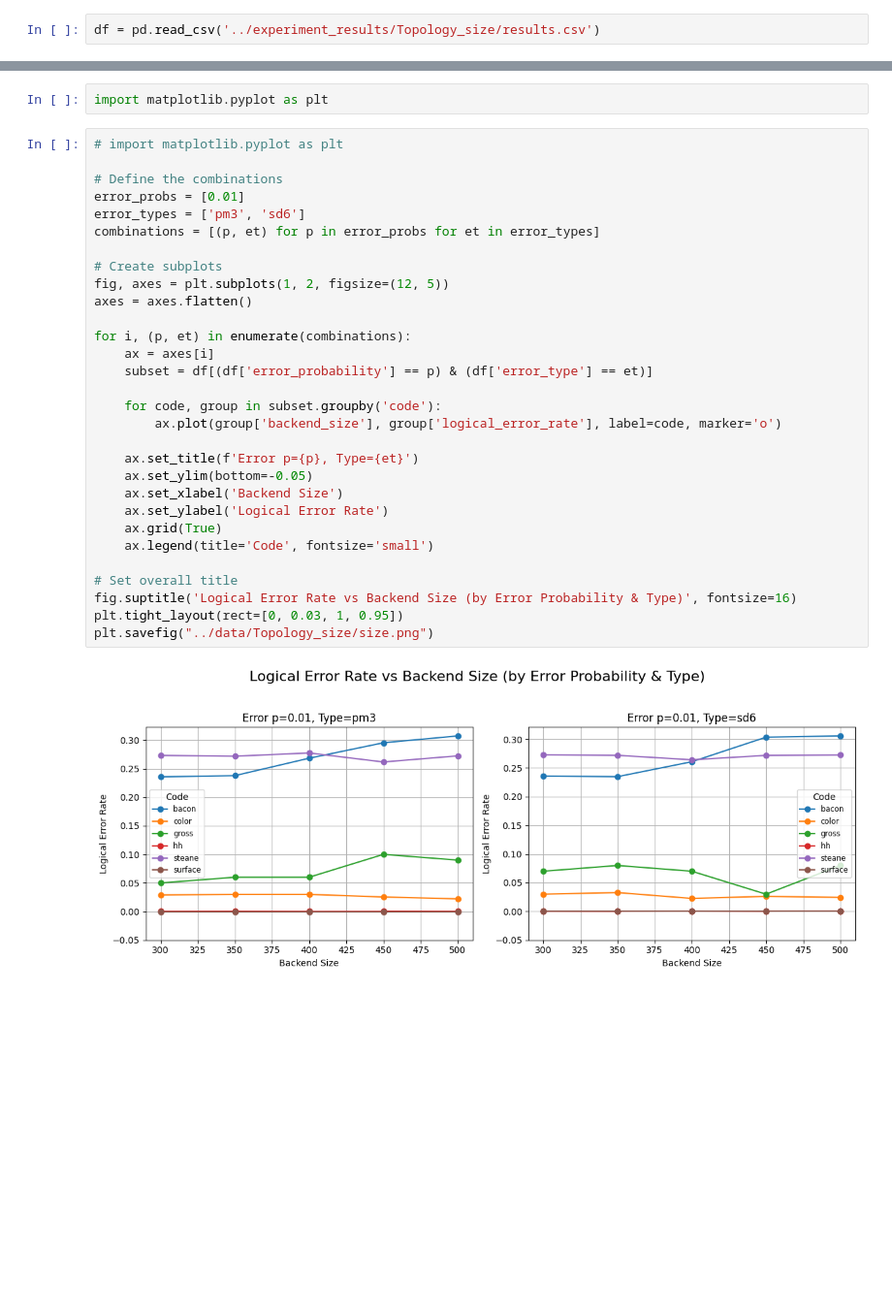
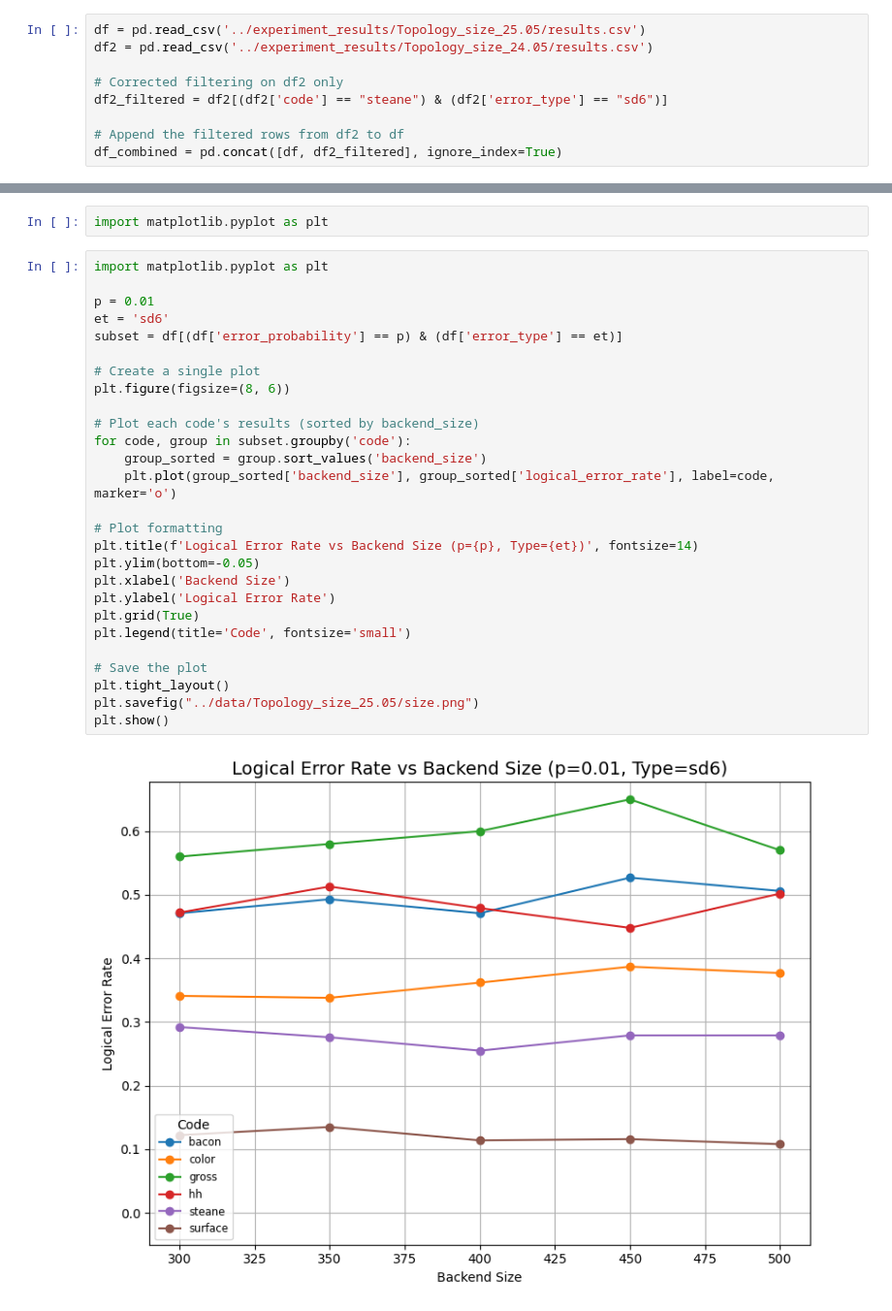
Before and after one commit to aswierkowska/eccentric_bench, a Jupyter notebook: utils/plots.ipynb, the cells around one changed output, grey strips where cells are left out. Shown at 97% size. Saved outputs shown, nothing was run; the diff lists cells and outputs as text; blank space fills up the shorter version.

Commit message:
Results update

```diff
--- a/utils/plots.ipynb
+++ b/utils/plots.ipynb
@@ -1,7 +1,14 @@
 # %%
 import pandas as pd
 # %%
-df = pd.read_csv('../experiment_results/Topology_size/results.csv')
+df = pd.read_csv('../experiment_results/Topology_size_25.05/results.csv')
+df2 = pd.read_csv('../experiment_results/Topology_size_24.05/results.csv')
+
+# Corrected filtering on df2 only
+df2_filtered = df2[(df2['code'] == "steane") & (df2['error_type'] == "sd6")]
+
+# Append the filtered rows from df2 to df
+df_combined = pd.concat([df, df2_filtered], ignore_index=True)
 # %%
 df
 # %% [output]
@@ -21,35 +28,32 @@ df
 # %%
 import matplotlib.pyplot as plt
 # %%
-# import matplotlib.pyplot as plt
+import matplotlib.pyplot as plt
 
-# Define the combinations
-error_probs = [0.01]
-error_types = ['pm3', 'sd6']
-combinations = [(p, et) for p in error_probs for et in error_types]
+p = 0.01
+et = 'sd6'
+subset = df[(df['error_probability'] == p) & (df['error_type'] == et)]
 
-# Create subplots
-fig, axes = plt.subplots(1, 2, figsize=(12, 5))
-axes = axes.flatten()
+# Create a single plot
+plt.figure(figsize=(8, 6))
 
-for i, (p, et) in enumerate(combinations):
-    ax = axes[i]
-    subset = df[(df['error_probability'] == p) & (df['error_type'] == et)]
+# Plot each code's results (sorted by backend_size)
+for code, group in subset.groupby('code'):
+    group_sorted = group.sort_values('backend_size')
+    plt.plot(group_sorted['backend_size'], group_sorted['logical_error_rate'], label=code, marker='o')
 
-    for code, group in subset.groupby('code'):
-        ax.plot(group['backend_size'], group['logical_error_rate'], label=code, marker='o')
+# Plot formatting
+plt.title(f'Logical Error Rate vs Backend Size (p={p}, Type={et})', fontsize=14)
+plt.ylim(bottom=-0.05)
+plt.xlabel('Backend Size')
+plt.ylabel('Logical Error Rate')
+plt.grid(True)
+plt.legend(title='Code', fontsize='small')
 
-    ax.set_title(f'Error p={p}, Type={et}')
-    ax.set_ylim(bottom=-0.05)
-    ax.set_xlabel('Backend Size')
-    ax.set_ylabel('Logical Error Rate')
-    ax.grid(True)
-    ax.legend(title='Code', fontsize='small')
-
-# Set overall title
-fig.suptitle('Logical Error Rate vs Backend Size (by Error Probability & Type)', fontsize=16)
-plt.tight_layout(rect=[0, 0.03, 1, 0.95])
-plt.savefig("../data/Topology_size/size.png")
+# Save the plot
+plt.tight_layout()
+plt.savefig("../data/Topology_size_25.05/size.png")
+plt.show()
 # %% [output]
-[figure, old version]
+[figure, new version]
 # %%
```
Also changed, not shown: parts of 4 cells of this notebook, 5 other files.
